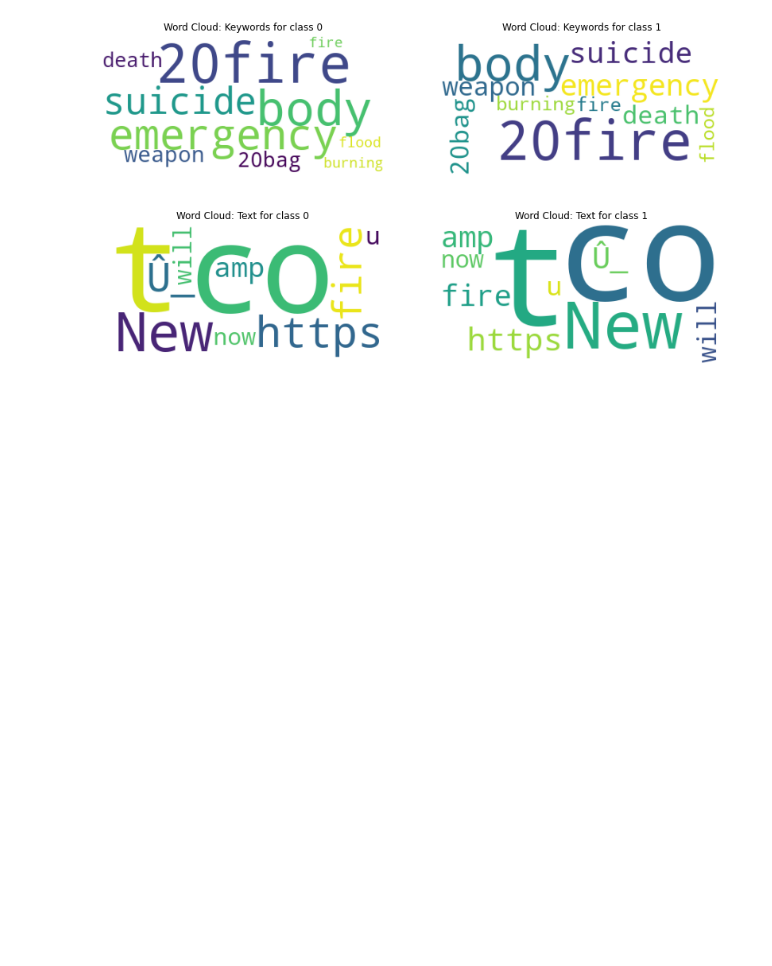
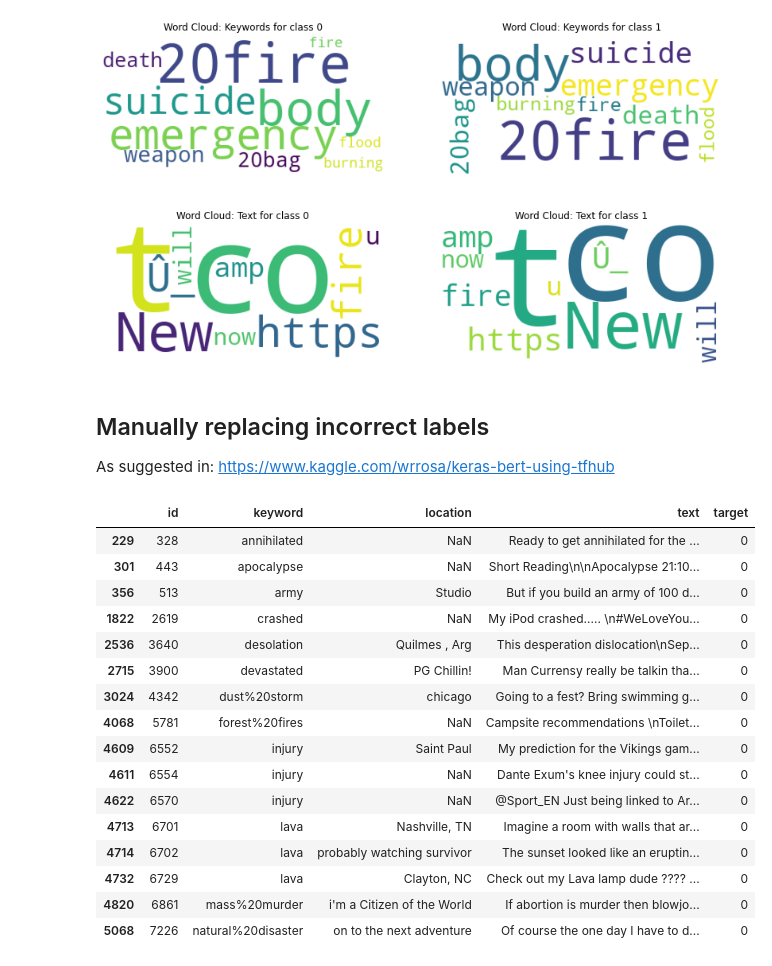
Before and after one commit to cakiki/disaster-tweets, a Jupyter notebook: notebooks/initial_data_analysis.ipynb, the cells around one changed output. Drawn from its saved outputs; the diff is of its cells as text; code cells hidden in the pictures; blank space fills up the shorter version.

Commit message:
Fix incorrect labels

```diff
--- a/notebooks/initial_data_analysis.ipynb
+++ b/notebooks/initial_data_analysis.ipynb
@@ -6,8 +6,8 @@ import os
 import pandas as pd
 
 # Load training data and print general info about the data frame
-df = pd.read_csv("../data/external/kaggle/train.csv")
-print(df.info())
+train = pd.read_csv("../data/external/kaggle/train.csv")
+print(train.info())
 # %% [output]
 <class 'pandas.core.frame.DataFrame'>
 RangeIndex: 7613 entries, 0 to 7612
@@ -71,3 +83,29 @@ for idx, c in enumerate(classes):
     plt.imshow(wordcloud_img)
 # %% [output]
 [figure]
+# %% [markdown]
+## Manually replacing incorrect labels
+As suggested in: https://www.kaggle.com/wrrosa/keras-bert-using-tfhub
+# %%
+ids_with_target_error = [328,443,513,2619,3640,3900,4342,5781,6552,6554,6570,6701,6702,6729,6861,7226]
+
+with pd.option_context('display.max_colwidth', -1):
+    display(train[train['id'].isin(ids_with_target_error)])
+# %% [output]
+|  | id | keyword | location | text | target |
+| 229 | 328 | annihilated | NaN | Ready to get annihilated for the ... | 0 |
+| 301 | 443 | apocalypse | NaN | Short Reading\n\nApocalypse 21:10... | 0 |
+| 356 | 513 | army | Studio | But if you build an army of 100 d... | 0 |
+| 1822 | 2619 | crashed | NaN | My iPod crashed..... \n#WeLoveYou... | 0 |
+| 2536 | 3640 | desolation | Quilmes , Arg | This desperation dislocation\nSep... | 0 |
+| 2715 | 3900 | devastated | PG Chillin! | Man Currensy really be talkin tha... | 0 |
+| 3024 | 4342 | dust%20storm | chicago | Going to a fest? Bring swimming g... | 0 |
+| 4068 | 5781 | forest%20fires | NaN | Campsite recommendations \nToilet... | 0 |
+| 4609 | 6552 | injury | Saint Paul | My prediction for the Vikings gam... | 0 |
+| 4611 | 6554 | injury | NaN | Dante Exum's knee injury could st... | 0 |
+| 4622 | 6570 | injury | NaN | @Sport_EN Just being linked to Ar... | 0 |
+| 4713 | 6701 | lava | Nashville, TN | Imagine a room with walls that ar... | 0 |
+| 4714 | 6702 | lava | probably watching survivor | The sunset looked like an eruptin... | 0 |
+| 4732 | 6729 | lava | Clayton, NC | Check out my Lava lamp dude ???? ... | 0 |
+| 4820 | 6861 | mass%20murder | i'm a Citizen of the World | If abortion is murder then blowjo... | 0 |
+| 5068 | 7226 | natural%20disaster | on to the next adventure | Of course the one day I have to d... | 0 |
```
Also changed, not shown: parts of 3 cells of this notebook, 2 other files.
